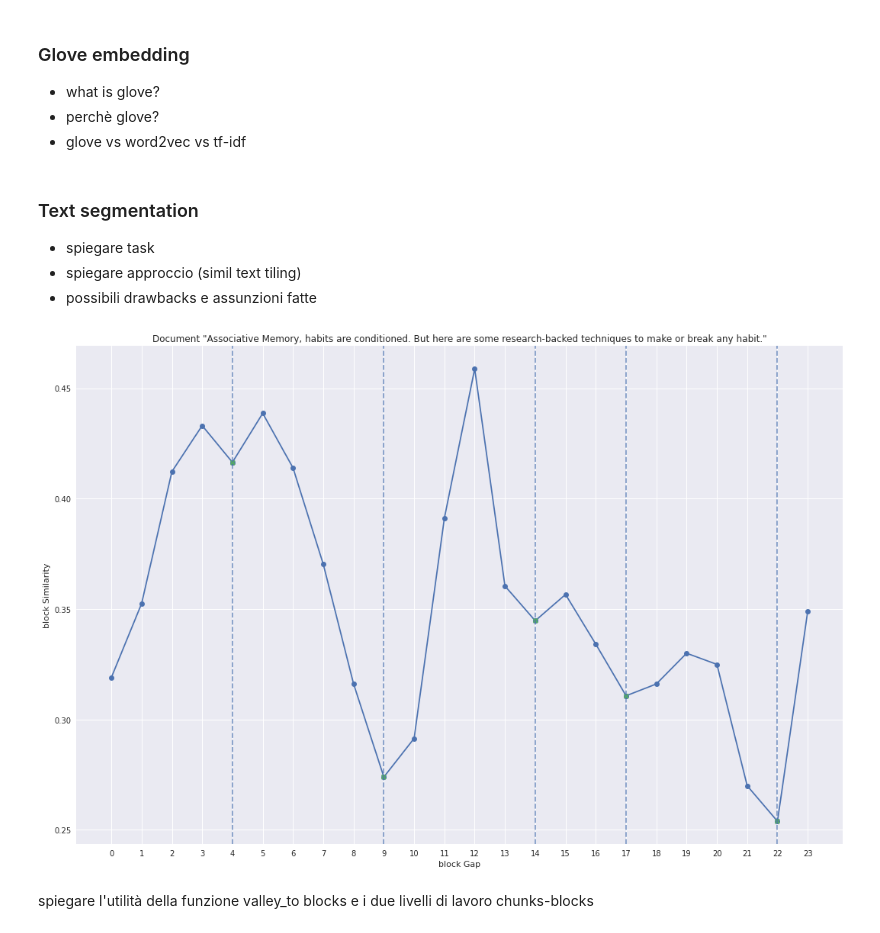
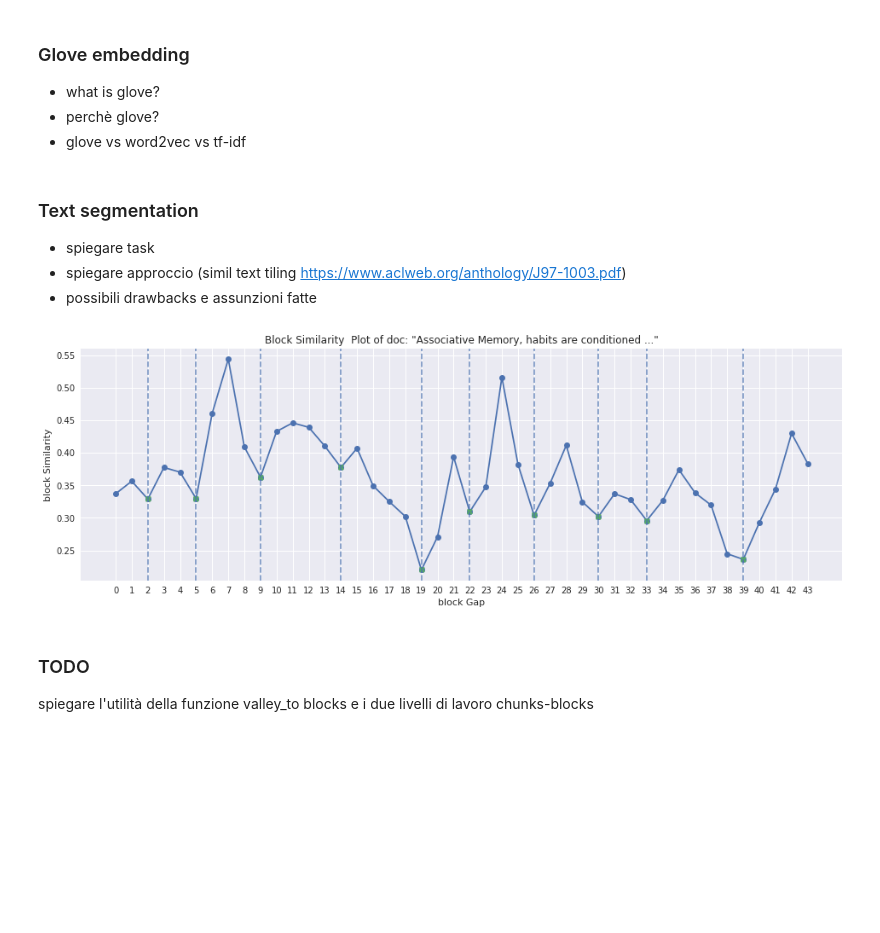
Before and after one commit to PRFina/TLN1920, a Jupyter notebook: DiCaro/esercitazione4/esercitazione4.ipynb, the cells around one changed output. Drawn from its saved outputs; the diff is of its cells as text; code cells hidden in the pictures; blank space fills up the shorter version.

Commit message:
Refactor code esercitazione4 adn fixed a bug with breakpoints creation

```diff
--- a/DiCaro/esercitazione4/esercitazione4.ipynb
+++ b/DiCaro/esercitazione4/esercitazione4.ipynb
@@ -25,7 +30,7 @@ plt.style.use('seaborn')
 * struttura Document, e assunzione fondamentale che i true breakpoints sono i paragrafi
 (attenzione questo non è da dare per sconteto (vedi paper text tiling) in quanto a volte le persone dividono in paragrafi pù per una questione estetica che strutturale-semantica)
 # %%
-doc = Document(Path('data/memory_text_sgmentation.txt'), nltk.sent_tokenize)
+doc = dm.Document(Path('data/associative_memory.txt'), nltk.sent_tokenize)
 # %% [markdown]
 ### Glove embedding
 * what is glove?
@@ -33,23 +38,24 @@ doc = Document(Path('data/memory_text_sgmentation.txt'), nltk.sent_tokenize)
 * glove vs word2vec vs tf-idf
 # %%
 glove_path = Path("data/glove/glove.6B.100d.txt")
-glove = Glove(glove_path)
+glove = dm.Glove(glove_path)
 # %% [markdown]
 ### Text segmentation
 
 * spiegare task
-* spiegare approccio (simil text tiling)
+* spiegare approccio (simil text tiling https://www.aclweb.org/anthology/J97-1003.pdf)
 * possibili drawbacks e assunzioni fatte
 # %%
-segmenter = TextSegmenter(preprocessor, glove, cosine_similarity)
+segmenter = segm.TextSegmenter(segm.preprocessor, glove, segm.cosine_similarity)
 
-breakpoints, similarities = segmenter.segment(document, **segmenter_kwargs)
+minima, similarities, blocks = segmenter.segment(doc, initial_blocks=45)
 
-fig, ax = plt.subplots(1,1,figsize=(18,12))
 
-block_similarity_plot(ax, doc, segmenter)
+fig, ax = plt.subplots(1,1,figsize=(16,5))
+viz.block_similarity_plot(ax, doc, minima, similarities)
 # %% [output]
-[figure, old version]
+[figure, new version]
 # %% [markdown]
+### TODO
 spiegare l'utilità della funzione valley_to blocks e i due livelli di lavoro chunks-blocks
 # %%
```
Also changed, not shown: parts of 10 cells of this notebook, 2 other files.
